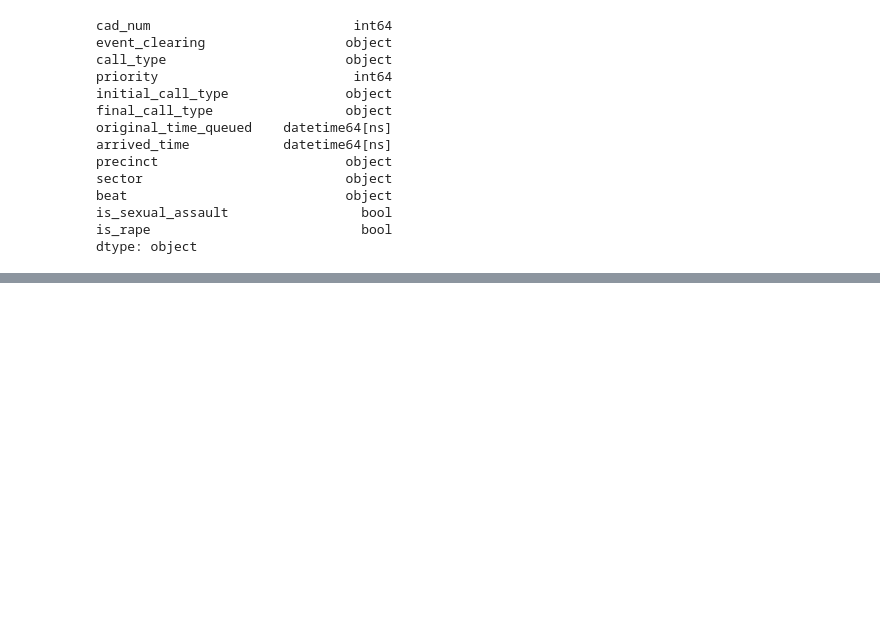
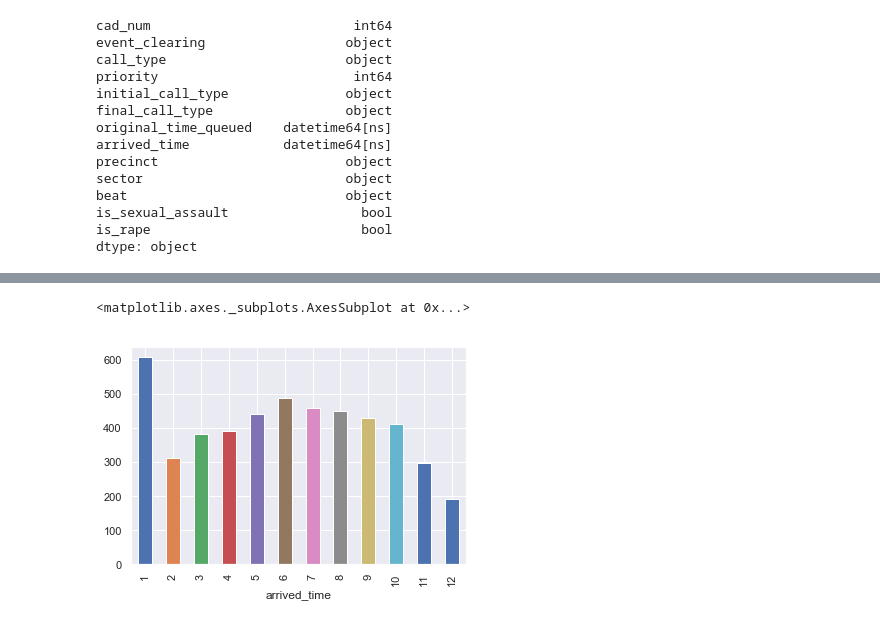
Before and after one commit to teacupwoozy/spd_notebook_archive, a Jupyter notebook: spd_notebook/All_2016_to_11_28_2018.ipynb, the cells around one changed output, grey strips where cells are left out. Cells and saved outputs as stored; diff of their text form; code cells hidden in the pictures; blank space fills up the shorter version.

Commit message:
add is_violent_crime and precincts separation

```diff
--- a/spd_notebook/All_2016_to_11_28_2018.ipynb
+++ b/spd_notebook/All_2016_to_11_28_2018.ipynb
@@ -44,7 +44,7 @@ data['original_time_queued'] = pd.to_datetime(data.original_time_queued)
 # %%
 data['arrived_time'] = pd.to_datetime(data.arrived_time, format='%b %d %Y %I:%M:%S:%f%p')
 # %%
-sexual_assault_terms = ['CSEC', 'LEWD', 'MOLESTING', 'RAPE']
+sexual_assault_terms = ['CSEC', 'LEWD', 'MOLESTING', 'STRANGER', 'ACQUAINTANCE']
 sexual_assault_terms_joined = '|'.join(sexual_assault_terms)
 sexual_assault_terms_joined
 # %% [output]
@@ -135,0 +158,3 @@ py.iplot(plot)
+# %%
+is_sexual_assault = data[data.is_sexual_assault == True]
+is_sexual_assault[data.precinct == 'NORTH']
@@ -135,0 +264,2 @@ py.iplot(plot)
+# %%
+is_sexual_assault = pd.DataFrame(is_sexual_assault)
@@ -135,0 +274,4 @@ py.iplot(plot)
+# %%
+sexual_assault_type = is_sexual_assault[['final_call_type', 'arrived_time']]
+sexual_assault_type_groupby = sexual_assault_type.groupby(is_sexual_assault['arrived_time'].dt.month)
+sexual_assault_type_groupby.head()
@@ -135,0 +296,6 @@ py.iplot(plot)
+# %%
+# All sexual assaults - count by all months
+sexual_assault_type_groupby['final_call_type'].count().plot(kind='bar', legend=None)
+# %% [output]
+<matplotlib.axes._subplots.AxesSubplot at 0x...>
+[figure, added]
```
Also changed, not shown: parts of 23 cells of this notebook.
